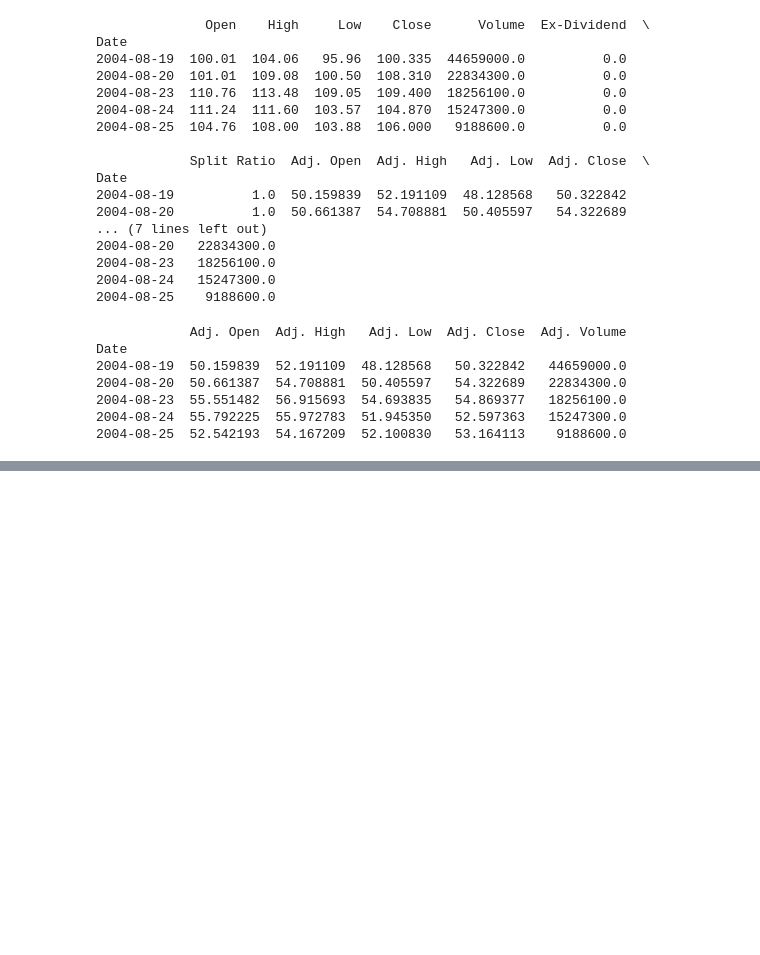
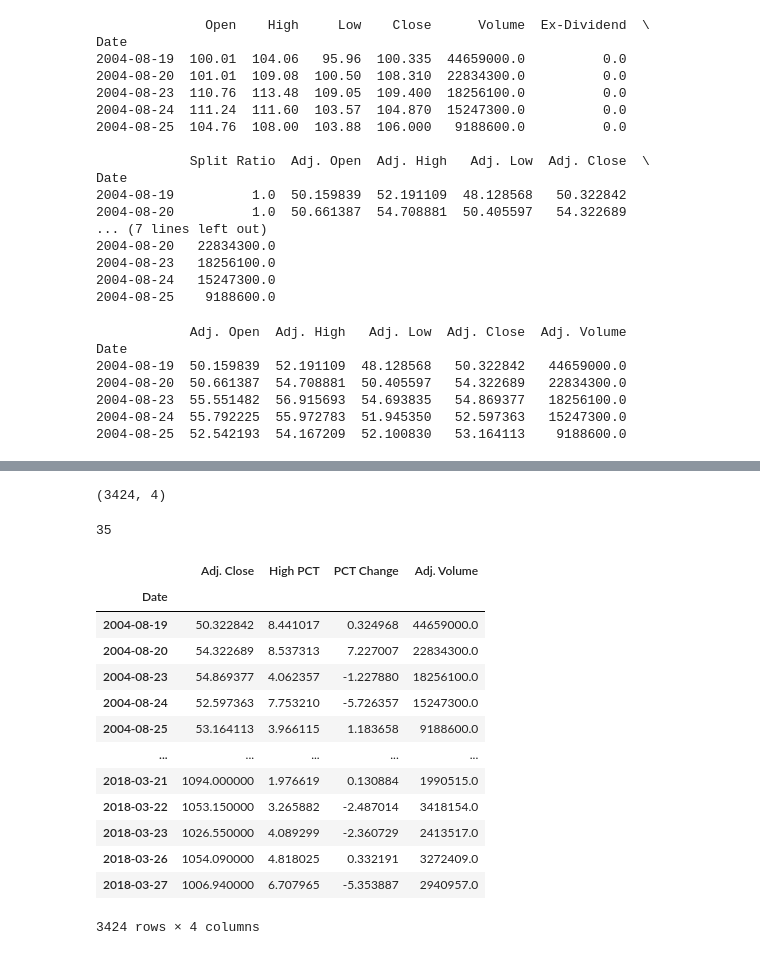
Before and after one commit to nupur710/Machine-Learning-in-Python, a Jupyter notebook: Regression.ipynb, the cells around one changed output, grey strips where cells are left out. Cells and saved outputs as stored; diff of their text form; code cells hidden in the pictures; blank space fills up the shorter version.

```diff
--- a/Regression.ipynb
+++ b/Regression.ipynb
@@ -61,3 +65,9 @@ Date
 2004-08-23  55.551482  56.915693  54.693835   54.869377   18256100.0
 2004-08-24  55.792225  55.972783  51.945350   52.597363   15247300.0
 2004-08-25  52.542193  54.167209  52.100830   53.164113    9188600.0
+# %%
+df['High PCT']= (df['Adj. High'] - df['Adj. Low'])/df['Adj. Low'] * 100.0
+# %%
+df['PCT Change']= (df['Adj. Close'] - df['Adj. Open'])/df['Adj. Open'] * 100.0
+# %%
+df=  df[['Adj. Close', 'High PCT', 'PCT Change', 'Adj. Volume']]
@@ -63,0 +84,4 @@ Date
+# %%
+df.shape
+# %% [output]
+(3424, 4)
@@ -64,2 +94,21 @@ Date
+# %%
+forecast_out
+# %% [output]
+35
 # %%
-df.
+df
+# %% [output]
+|  | Adj. Close | High PCT | PCT Change | Adj. Volume |
+| Date |  |  |  |  |
+| 2004-08-19 | 50.322842 | 8.441017 | 0.324968 | 44659000.0 |
+| 2004-08-20 | 54.322689 | 8.537313 | 7.227007 | 22834300.0 |
+| 2004-08-23 | 54.869377 | 4.062357 | -1.227880 | 18256100.0 |
+| 2004-08-24 | 52.597363 | 7.753210 | -5.726357 | 15247300.0 |
+| 2004-08-25 | 53.164113 | 3.966115 | 1.183658 | 9188600.0 |
+| ... | ... | ... | ... | ... |
+| 2018-03-21 | 1094.000000 | 1.976619 | 0.130884 | 1990515.0 |
+| 2018-03-22 | 1053.150000 | 3.265882 | -2.487014 | 3418154.0 |
+| 2018-03-23 | 1026.550000 | 4.089299 | -2.360729 | 2413517.0 |
+| 2018-03-26 | 1054.090000 | 4.818025 | 0.332191 | 3272409.0 |
+| 2018-03-27 | 1006.940000 | 6.707965 | -5.353887 | 2940957.0 |
+3424 rows × 4 columns
```
Also changed, not shown: parts of 8 cells of this notebook.
